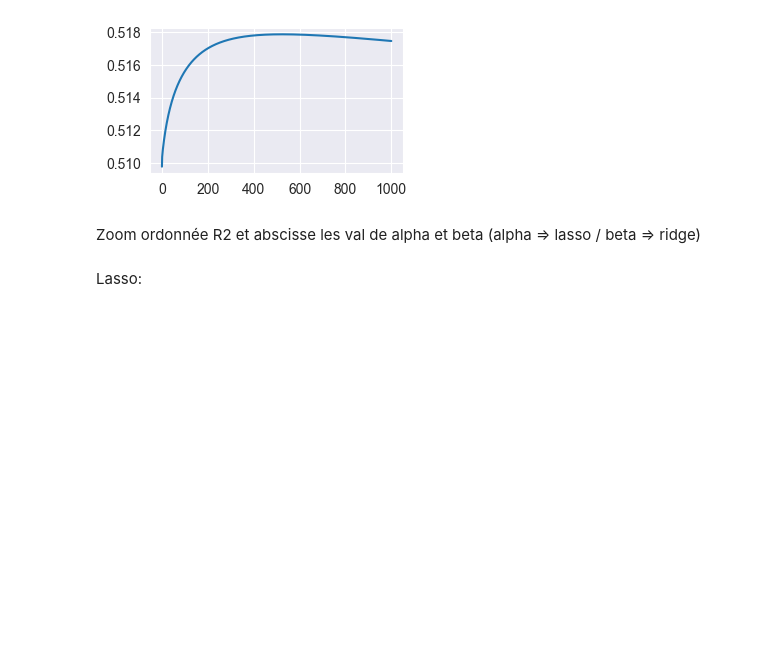
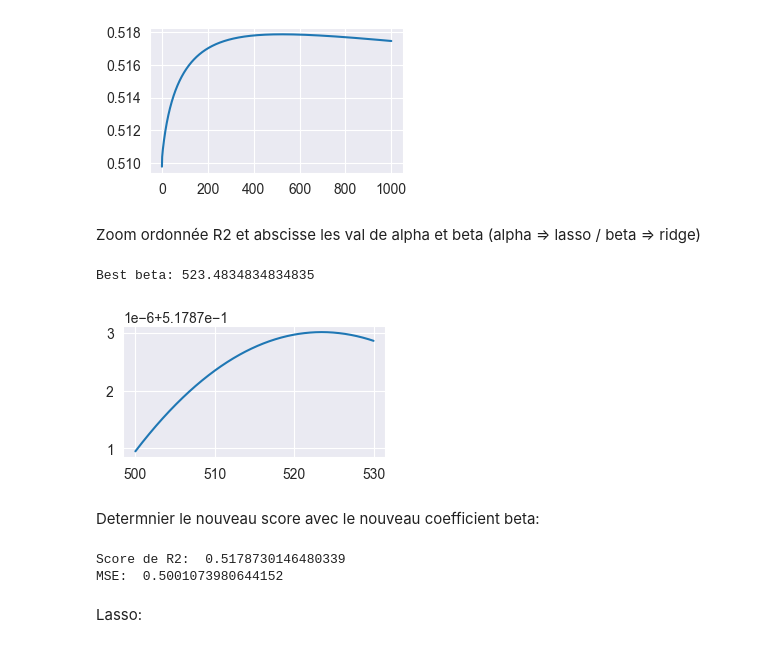
Before and after one commit to LichioAK/Projet_ML-L3, a Jupyter notebook: Project.ipynb, the cells around one changed output. Saved outputs shown, nothing was run; the diff lists cells and outputs as text; code cells hidden in the pictures; blank space fills up the shorter version.

Commit message:
Ajout des zoom sur le graph de ridge pour avoir un score de r2 plus précis.

```diff
--- a/Project.ipynb
+++ b/Project.ipynb
@@ -140,6 +140,41 @@ Best beta: 523.524
 [figure]
 # %% [markdown]
 Zoom ordonnée R2 et abscisse les val de alpha et beta (alpha => lasso / beta => ridge)
+# %%
+result_ridge=[]
+lst = np.linspace(500, 530, 1000).tolist()
+
+for beta in tqdm(lst):
+    rid = Ridge(beta).fit(X_train, y_train)
+    r2 = r2_score(y_test, rid.predict(X_test))
+    result_ridge.append({'beta': beta, 'r2': r2})
+
+df = DataFrame(result_ridge)
+plt.figure(figsize=(6, 2))
+plt.subplot(1,2,1)
+best_beta = df.loc[df['r2'].idxmax()]['beta']
+print("Best beta:", best_beta)
+plt.plot(df['beta'], df['r2'], label='r2')
+plt.tight_layout()
+plt.show()
+# %% [output]
+Best beta: 523.4834834834835
+[figure, added]
+# %% [markdown]
+Determnier le nouveau score avec le nouveau coefficient beta:
+# %%
+X_train, X_test, y_train, y_test = train_test_split(Data_X, Data_Y, test_size=0.3, random_state=42)
+ridge = Ridge(523.4834834834835).fit(X_train, y_train)
+To_save = pd.DataFrame()
+To_save['ID'] = New_data_X["ID"]
+result_ridge = []
+for i in range(len(To_save)):
+    result_ridge.append(ridge.predict([New_data_X.iloc[i, :]])[0])
+print("Score de R2: ", r2_score(y_test, ridge.predict(X_test)))
+print("MSE: ", mean_squared_error(y_train, ridge.predict(X_train)))
+# %% [output]
+Score de R2:  0.5178730146480339
+MSE:  0.5001073980644152
 # %% [markdown]
 Lasso:
 # %%
```
Also changed, not shown: parts of 5 cells of this notebook.
